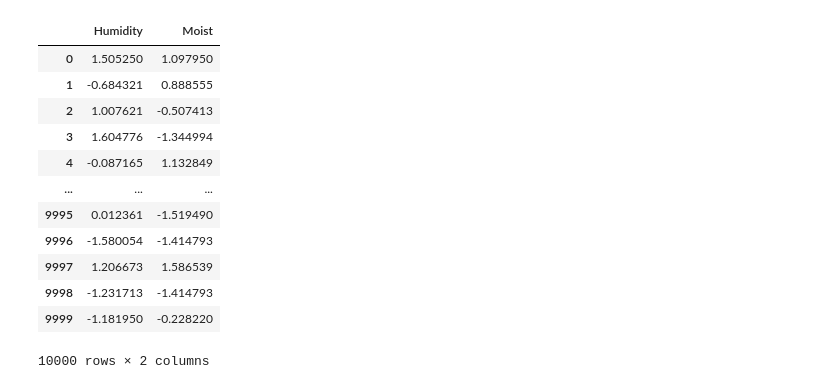
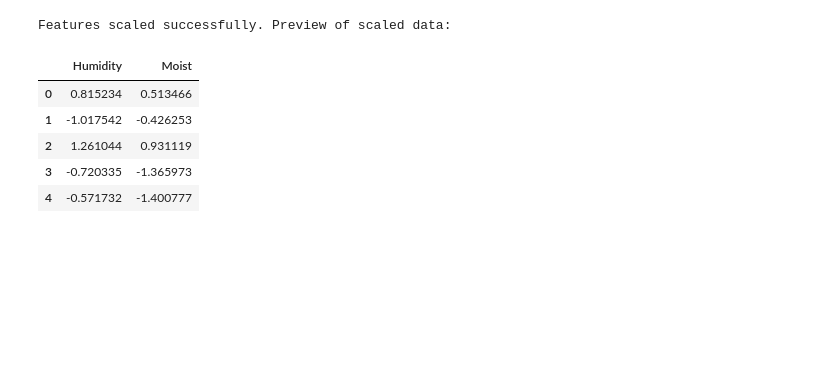
Before and after one commit to strange-exe/ml-lab, a Jupyter notebook: svm.ipynb, the cells around one changed output. Drawn from its saved outputs; the diff is of its cells as text; code cells hidden in the pictures; blank space fills up the shorter version.

```diff
--- a/svm.ipynb
+++ b/svm.ipynb
@@ -22,24 +23,20 @@ df.head()
 # %%
 x=df.drop(columns=["Weather"])
 y=df["Weather"]
-# %%
-ss=StandardScaler()
-X=pd.DataFrame(ss.fit_transform(x),columns=x.columns)
-X
-# %% [output]
-|  | Humidity | Moist |
-| 0 | 1.505250 | 1.097950 |
-| 1 | -0.684321 | 0.888555 |
-| 2 | 1.007621 | -0.507413 |
-| 3 | 1.604776 | -1.344994 |
-| 4 | -0.087165 | 1.132849 |
-| ... | ... | ... |
-| 9995 | 0.012361 | -1.519490 |
-| 9996 | -1.580054 | -1.414793 |
-| 9997 | 1.206673 | 1.586539 |
-| 9998 | -1.231713 | -1.414793 |
-| 9999 | -1.181950 | -0.228220 |
-10000 rows × 2 columns
+# %%
+scaler = StandardScaler()
+x_scaled = scaler.fit_transform(x)
+x = pd.DataFrame(x_scaled, columns=x.columns)
+print("Features scaled successfully. Preview of scaled data:")
+display(x.head())
+# %% [output]
+Features scaled successfully. Preview of scaled data:
+|  | Humidity | Moist |
+| 0 | 0.815234 | 0.513466 |
+| 1 | -1.017542 | -0.426253 |
+| 2 | 1.261044 | 0.931119 |
+| 3 | -0.720335 | -1.365973 |
+| 4 | -0.571732 | -1.400777 |
 # %%
 x_train,x_test,y_train,y_test=train_test_split(x,y,test_size=0.2,random_state=42)
 # %%
```
Also changed, not shown: parts of 4 cells of this notebook.
